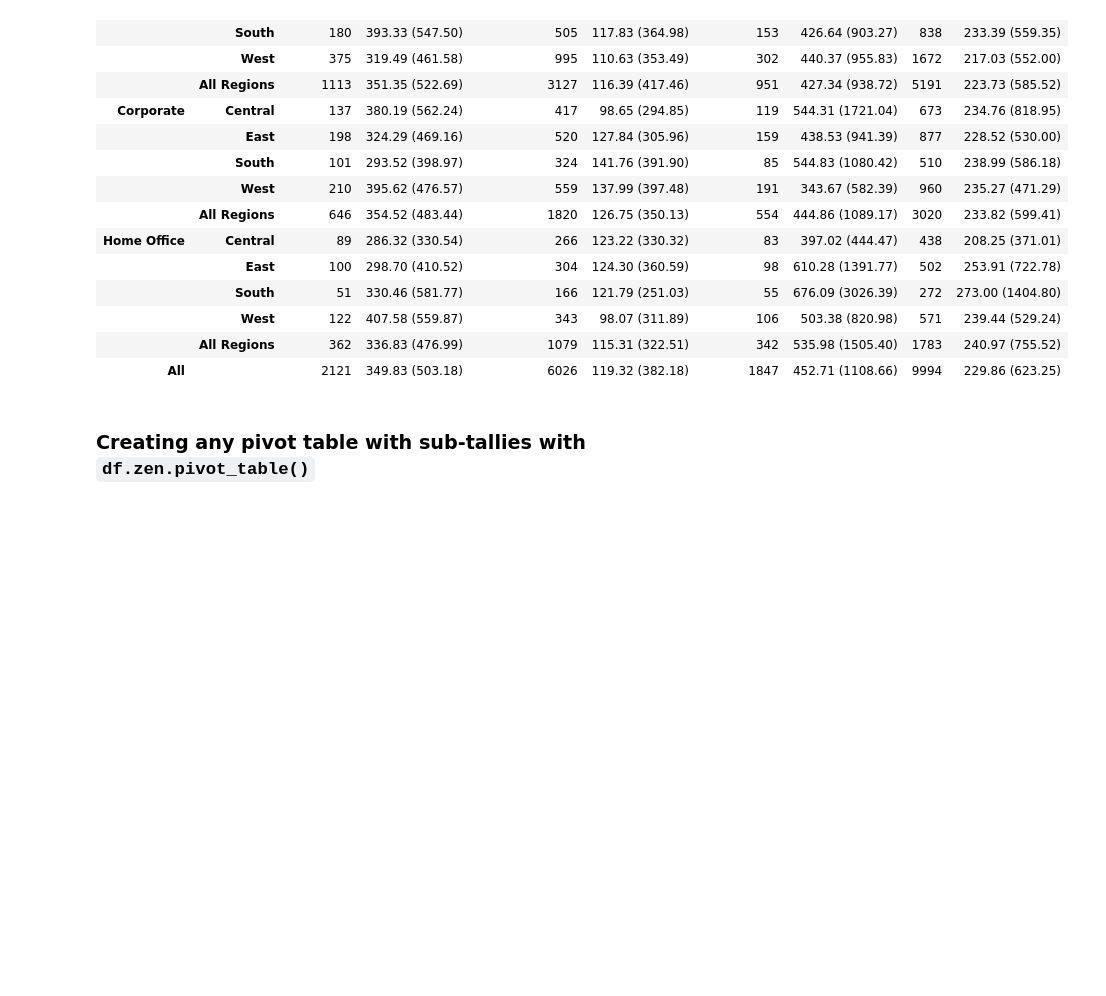
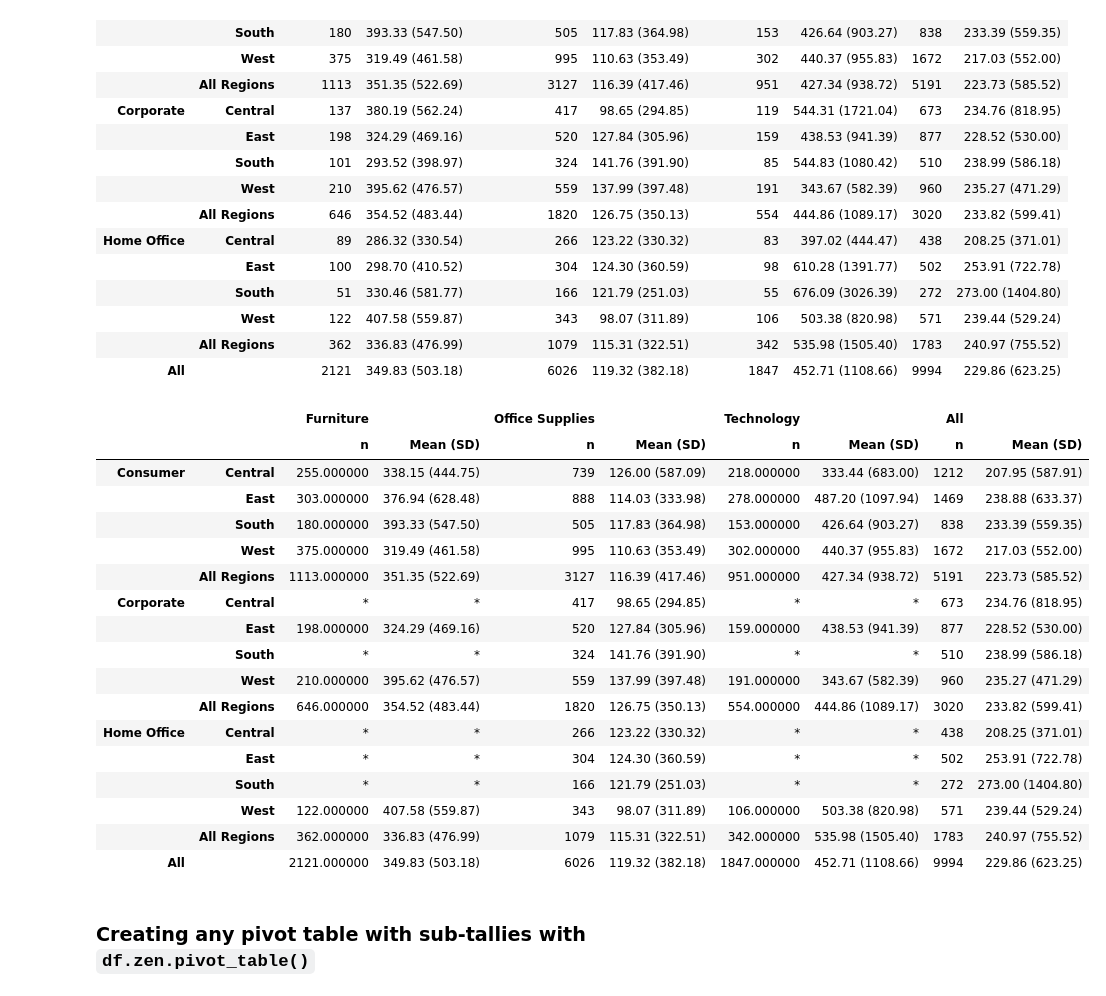
Before and after one commit to thepolicylab/ZenTables, a Jupyter notebook: src/notebooks/ZenTables Demo.ipynb, the cells around one changed output. Cells and saved outputs as stored; diff of their text form; code cells hidden in the pictures; blank space fills up the shorter version.

Commit message:
adding suppression for mean_std and corner case resolution

```diff
--- a/src/notebooks/ZenTables Demo.ipynb
+++ b/src/notebooks/ZenTables Demo.ipynb
@@ -238,6 +266,41 @@ mean_sd_table.zen.pretty()
 |  | West | 122 | 407.58 (559.87) | 343 | 98.07 (311.89) | 106 | 503.38 (820.98) | 571 | 239.44 (529.24) |
 |  | All Regions | 362 | 336.83 (476.99) | 1079 | 115.31 (322.51) | 342 | 535.98 (1505.40) | 1783 | 240.97 (755.52) |
 | All |  | 2121 | 349.83 (503.18) | 6026 | 119.32 (382.18) | 1847 | 452.71 (1108.66) | 9994 | 229.86 (623.25) |
+# %%
+# Can also create suppressed tables
+mean_sd_table = demo_data.zen.mean_sd_table(
+    index=["Segment", "Region"],
+    columns=["Category"],
+    values="Sales",
+    margins=True,
+    margins_name="All",
+    submargins=True,
+    submargins_name="All Regions",
+    digits=2,
+    suppress=True,
+    low=1,
+    high=100
+)
+mean_sd_table.zen.pretty()
+# %% [output]
+|  |  | Furniture |  | Office Supplies |  | Technology |  | All |  |
+|  |  | n | Mean (SD) | n | Mean (SD) | n | Mean (SD) | n | Mean (SD) |
+| Consumer | Central | 255.000000 | 338.15 (444.75) | 739 | 126.00 (587.09) | 218.000000 | 333.44 (683.00) | 1212 | 207.95 (587.91) |
+|  | East | 303.000000 | 376.94 (628.48) | 888 | 114.03 (333.98) | 278.000000 | 487.20 (1097.94) | 1469 | 238.88 (633.37) |
+|  | South | 180.000000 | 393.33 (547.50) | 505 | 117.83 (364.98) | 153.000000 | 426.64 (903.27) | 838 | 233.39 (559.35) |
+|  | West | 375.000000 | 319.49 (461.58) | 995 | 110.63 (353.49) | 302.000000 | 440.37 (955.83) | 1672 | 217.03 (552.00) |
+|  | All Regions | 1113.000000 | 351.35 (522.69) | 3127 | 116.39 (417.46) | 951.000000 | 427.34 (938.72) | 5191 | 223.73 (585.52) |
+| Corporate | Central | * | * | 417 | 98.65 (294.85) | * | * | 673 | 234.76 (818.95) |
+|  | East | 198.000000 | 324.29 (469.16) | 520 | 127.84 (305.96) | 159.000000 | 438.53 (941.39) | 877 | 228.52 (530.00) |
+|  | South | * | * | 324 | 141.76 (391.90) | * | * | 510 | 238.99 (586.18) |
+|  | West | 210.000000 | 395.62 (476.57) | 559 | 137.99 (397.48) | 191.000000 | 343.67 (582.39) | 960 | 235.27 (471.29) |
+|  | All Regions | 646.000000 | 354.52 (483.44) | 1820 | 126.75 (350.13) | 554.000000 | 444.86 (1089.17) | 3020 | 233.82 (599.41) |
+| Home Office | Central | * | * | 266 | 123.22 (330.32) | * | * | 438 | 208.25 (371.01) |
+|  | East | * | * | 304 | 124.30 (360.59) | * | * | 502 | 253.91 (722.78) |
+|  | South | * | * | 166 | 121.79 (251.03) | * | * | 272 | 273.00 (1404.80) |
+|  | West | 122.000000 | 407.58 (559.87) | 343 | 98.07 (311.89) | 106.000000 | 503.38 (820.98) | 571 | 239.44 (529.24) |
+|  | All Regions | 362.000000 | 336.83 (476.99) | 1079 | 115.31 (322.51) | 342.000000 | 535.98 (1505.40) | 1783 | 240.97 (755.52) |
+| All |  | 2121.000000 | 349.83 (503.18) | 6026 | 119.32 (382.18) | 1847.000000 | 452.71 (1108.66) | 9994 | 229.86 (623.25) |
 # %% [markdown]
 ### Creating any pivot table with sub-tallies with `df.zen.pivot_table()`
 # %%
```
Also changed, not shown: parts of 4 cells of this notebook, 2 other files.
